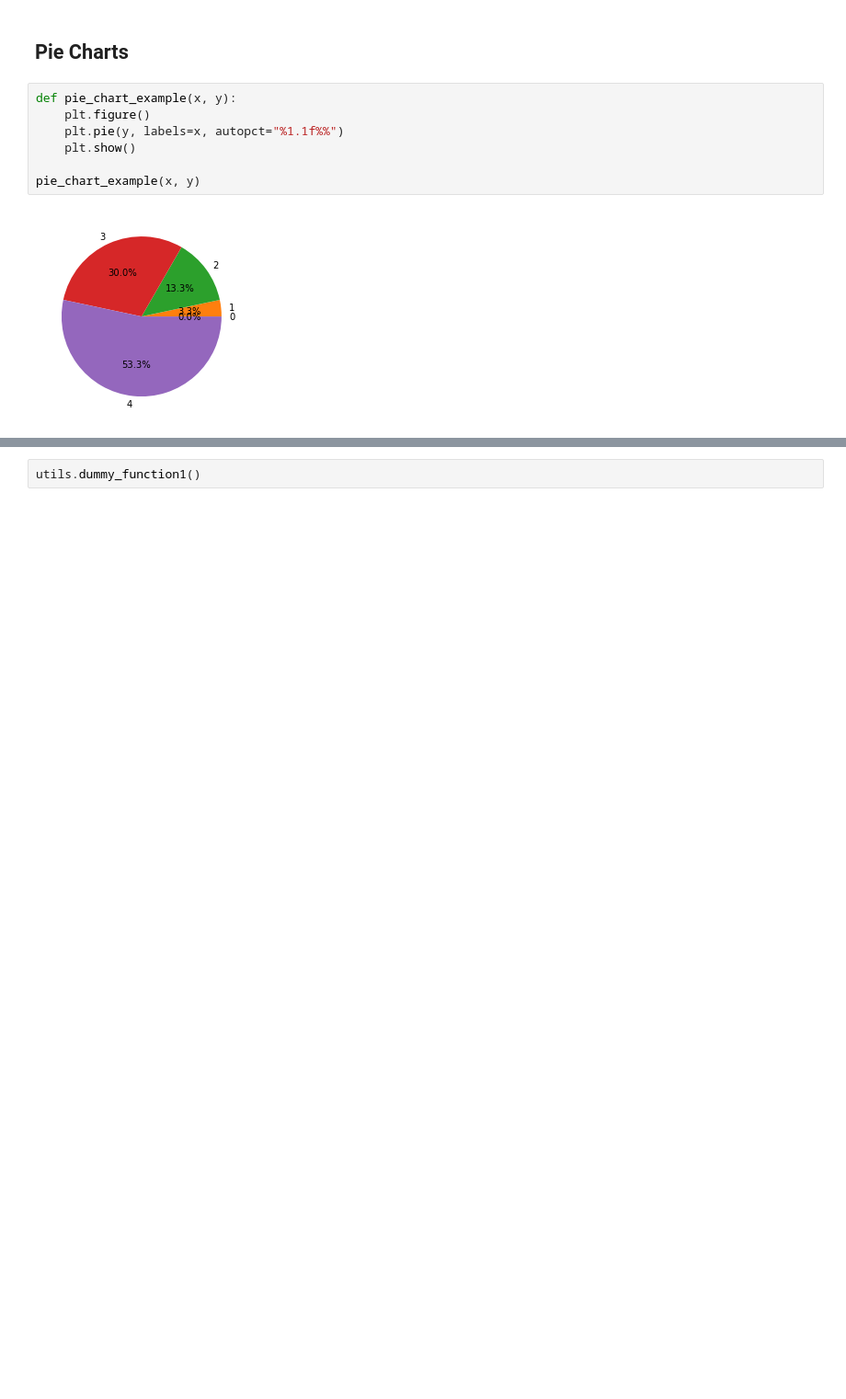
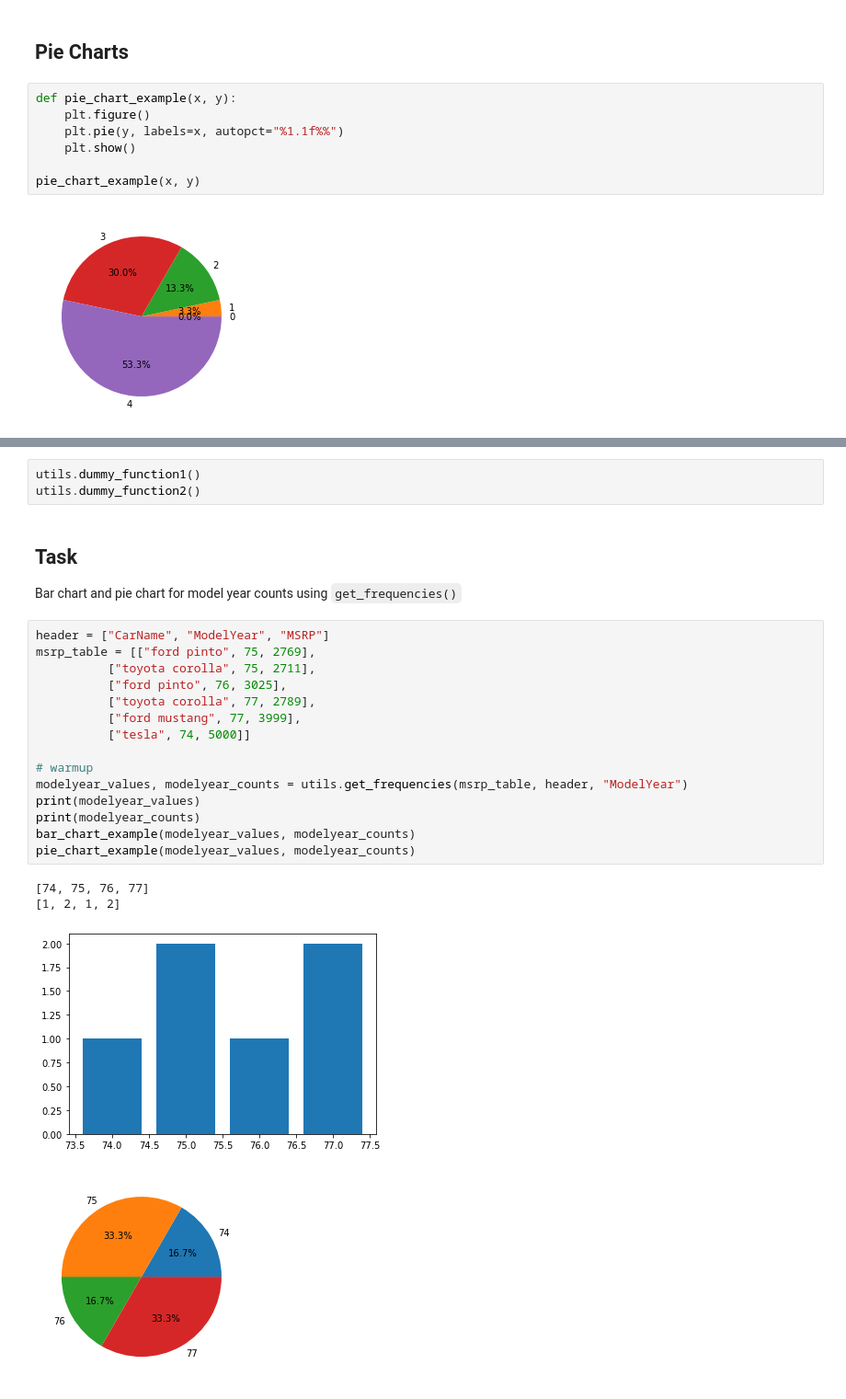
Before and after one commit to BenComer1998/U3-Data-Analysis, a Jupyter notebook: JupyterNotebookFunS2/MatplotlibBasics.ipynb, the cells around one changed output, grey strips where cells are left out. Shown at 92% size. Cells and saved outputs as stored; diff of their text form; blank space fills up the shorter version.

```diff
--- a/JupyterNotebookFunS2/MatplotlibBasics.ipynb
+++ b/JupyterNotebookFunS2/MatplotlibBasics.ipynb
@@ -79,2 +85,26 @@ import utils
 # %%
 utils.dummy_function1()
+utils.dummy_function2()
+# %% [markdown]
+## Task
+Bar chart and pie chart for model year counts using `get_frequencies()`
+# %%
+header = ["CarName", "ModelYear", "MSRP"]
+msrp_table = [["ford pinto", 75, 2769],
+          ["toyota corolla", 75, 2711],
+          ["ford pinto", 76, 3025],
+          ["toyota corolla", 77, 2789],
+          ["ford mustang", 77, 3999],
+          ["tesla", 74, 5000]]
+
+# warmup
+modelyear_values, modelyear_counts = utils.get_frequencies(msrp_table, header, "ModelYear")
+print(modelyear_values)
+print(modelyear_counts)
+bar_chart_example(modelyear_values, modelyear_counts)
+pie_chart_example(modelyear_values, modelyear_counts)
+# %% [output]
+[74, 75, 76, 77]
+[1, 2, 1, 2]
+[figure, added]
+[figure, added]
```
Also changed, not shown: parts of 8 cells of this notebook, 2 other files.
